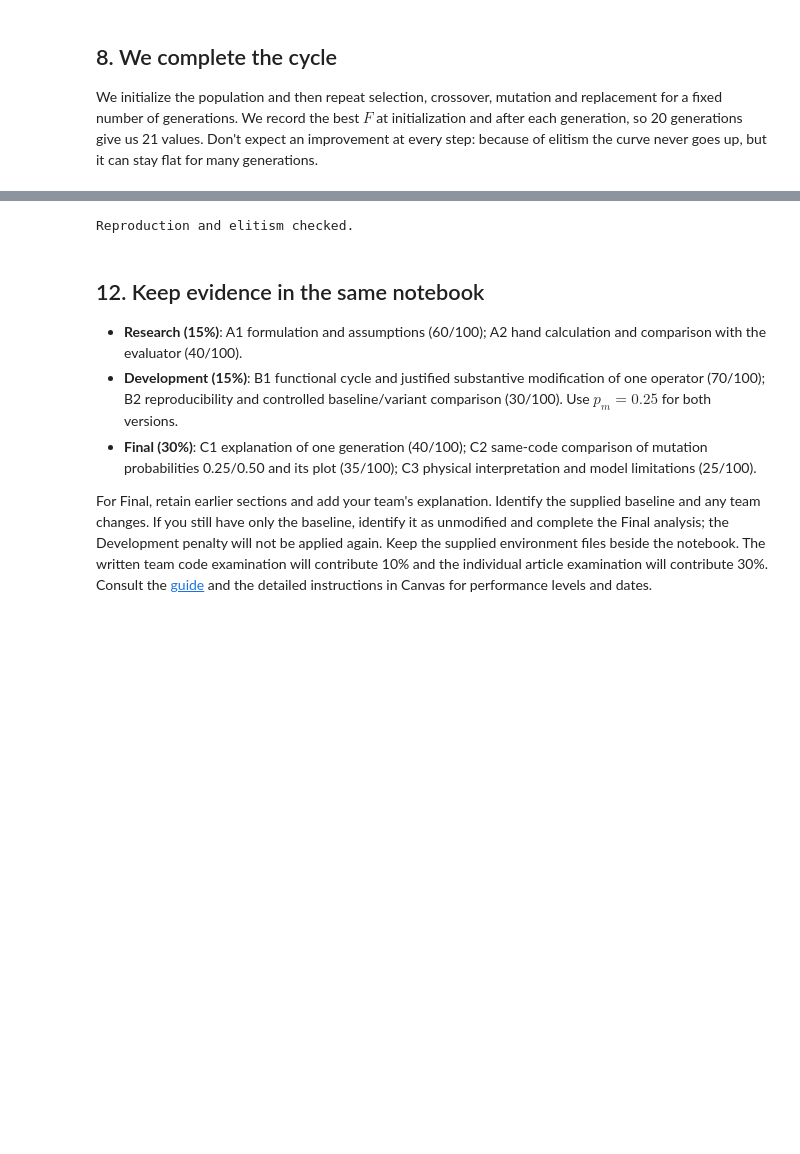
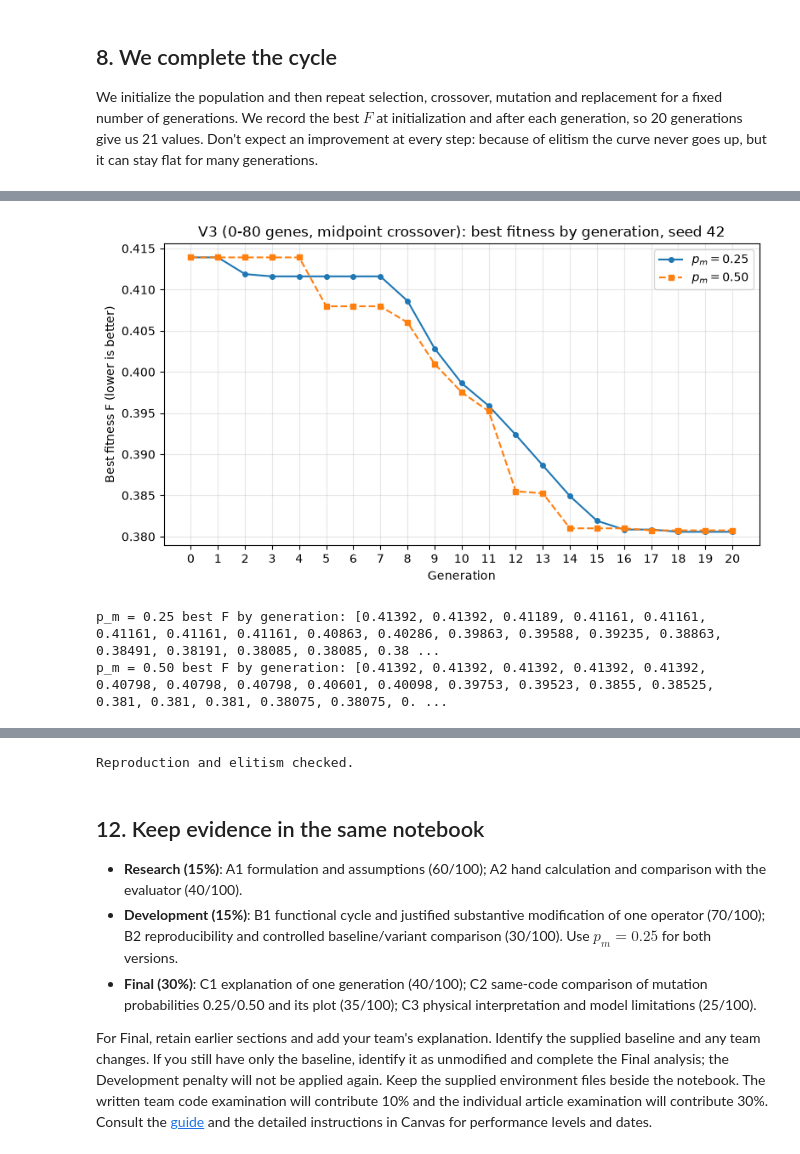
Before and after one commit to Monknow/reto-planta-fisica, a Jupyter notebook: planta_fisica_minimum_solution.ipynb, the cells around one changed output, grey strips where cells are left out. Cells and saved outputs as stored; diff of their text form; code cells hidden in the pictures; blank space fills up the shorter version.

```diff
--- a/planta_fisica_minimum_solution.ipynb
+++ b/planta_fisica_minimum_solution.ipynb
@@ -63,9 +65,11 @@ The next table summarizes each building's details:
 # %%
+import matplotlib.pyplot as plt
 import numpy as np
 
 BUILDINGS = ("AULAS 1", "BIBLIOTECA", "CEDETEC", "AULAS 2")
 DEMAND = np.array([847.0, 462.0, 284.21, 683.0])  # m3, monthly totals, March 2025
-LIMITS = np.array([8, 8, 6, 8])  # integer levels; fractions = levels / 10
+LIMITS = np.array([80, 80, 60, 80])  # integer percentage levels
+SCALE = 100  # fractions = levels / SCALE
 CAPACITY = 1410.0  # m3 per month (March 2025); teaching assumption, not confirmed plant capacity
 # %% [markdown]
 ## 2. The Fitness Function
@@ -208,7 +210,7 @@ def evaluate(genes: np.ndarray) -> dict:
     if np.any(genes < 0) or np.any(genes > LIMITS):
         raise ValueError("Genes outside the allowed building domains.")
 
-    treated = float(np.sum(DEMAND * genes / 10))
+    treated = float(np.sum(DEMAND * genes / SCALE))
     potable = float(np.sum(DEMAND) - treated)
     excess = max(0.0, treated - CAPACITY)
     feasible = excess <= 1e-8  # numerical tolerance in m^3
@@ -378,6 +385,7 @@ def run_ga(
     generations: int = 20,
     mutation_probability: float = 0.25,
     seed: int = 42,
+    crossover_fn=crossover,
 ) -> dict:
     """Run a small canonical GA and retain the best fitness at each generation."""
     if not isinstance(population_size, int) or population_size < 2:
@@ -390,7 +398,7 @@ def run_ga(
     population = [random_individual(rng) for _ in range(population_size)]
     history = [min(evaluate(x)["fitness"] for x in population)]
     for _ in range(generations):
-        population = next_generation(population, mutation_probability, rng)
+        population = next_generation(population, mutation_probability, rng, crossover_fn)
         history.append(min(evaluate(x)["fitness"] for x in population))
     best = min(population, key=lambda x: evaluate(x)["fitness"]).copy()
     return dict(genes=best, metrics=evaluate(best), history=np.array(history))
@@ -454,0 +663,20 @@ The difference between runs is $\approx0.001$ in $F$, which is about 2.4 $m^3$ o
+# %%
+CONFIG_FINAL = {"population_size": 20, "generations": 20, "seed": 42}
+
+final_baseline = run_version(FINAL_VERSION, **CONFIG_FINAL, mutation_probability=0.25)
+final_variant = run_version(FINAL_VERSION, **CONFIG_FINAL, mutation_probability=0.50)
+
+# Same code and conditions as the Development V3 run, so p_m = 0.25 reproduces it exactly
+np.testing.assert_array_equal(final_baseline["history"], dev_results[FINAL_VERSION]["history"])
+# Same seed, so both runs start from the same generation 0 traced above
+assert final_baseline["history"][0] == final_variant["history"][0] == min(map(fitness, population_0))
+
+for label, res in [("p_m = 0.25", final_baseline), ("p_m = 0.50", final_variant)]:
+    m = res["metrics"]
+    print(f"{label}: best chromosome k = {res['genes']}")
+    print(f"  {'Building':<11}{'D_i':>9}{'k_i':>5}{'x_i':>6}{'T_i (m3)':>11}{'P_i (m3)':>11}")
+    for b, d, k, x in zip(BUILDINGS, DEMAND, res["genes"], res["fractions"]):
+        print(f"  {b:<11}{d:>9.2f}{k:>5}{x:>6.2f}{d * x:>11.3f}{d - d * x:>11.3f}")
+    print(f"  T = {m['treated']:.3f} m3  P = {m['potable']:.3f} m3  E = {m['excess']:.3f} m3  "
+          f"C - T = {CAPACITY - m['treated']:.3f} m3  feasible = {m['feasible']}  F = {m['fitness']:.8f}")
+    print()
@@ -454,0 +699,20 @@ The difference between runs is $\approx0.001$ in $F$, which is about 2.4 $m^3$ o
+# %%
+fig, ax = plt.subplots(figsize=(8, 4.5))
+gens = range(len(final_baseline["history"]))
+ax.plot(gens, final_baseline["history"], marker="o", markersize=4, linestyle="-", label=r"$p_m = 0.25$")
+ax.plot(gens, final_variant["history"], marker="s", markersize=4, linestyle="--", label=r"$p_m = 0.50$")
+ax.set_xlabel("Generation")
+ax.set_ylabel("Best fitness F (lower is better)")
+ax.set_title("V3 (0-80 genes, midpoint crossover): best fitness by generation, seed 42")
+ax.set_xticks(list(gens))
+ax.grid(True, alpha=0.3)
+ax.legend(frameon=True)
+fig.tight_layout()
+plt.show()
+
+for label, res in [("p_m = 0.25", final_baseline), ("p_m = 0.50", final_variant)]:
+    print(label, "best F by generation:", np.round(res["history"], 5).tolist())
+# %% [output]
+[figure, added]
+p_m = 0.25 best F by generation: [0.41392, 0.41392, 0.41189, 0.41161, 0.41161, 0.41161, 0.41161, 0.41161, 0.40863, 0.40286, 0.39863, 0.39588, 0.39235, 0.38863, 0.38491, 0.38191, 0.38085, 0.38085, 0.38 ...
+p_m = 0.50 best F by generation: [0.41392, 0.41392, 0.41392, 0.41392, 0.41392, 0.40798, 0.40798, 0.40798, 0.40601, 0.40098, 0.39753, 0.39523, 0.3855, 0.38525, 0.381, 0.381, 0.381, 0.38075, 0.38075, 0. ...
```
Also changed, not shown: parts of 35 cells of this notebook.
